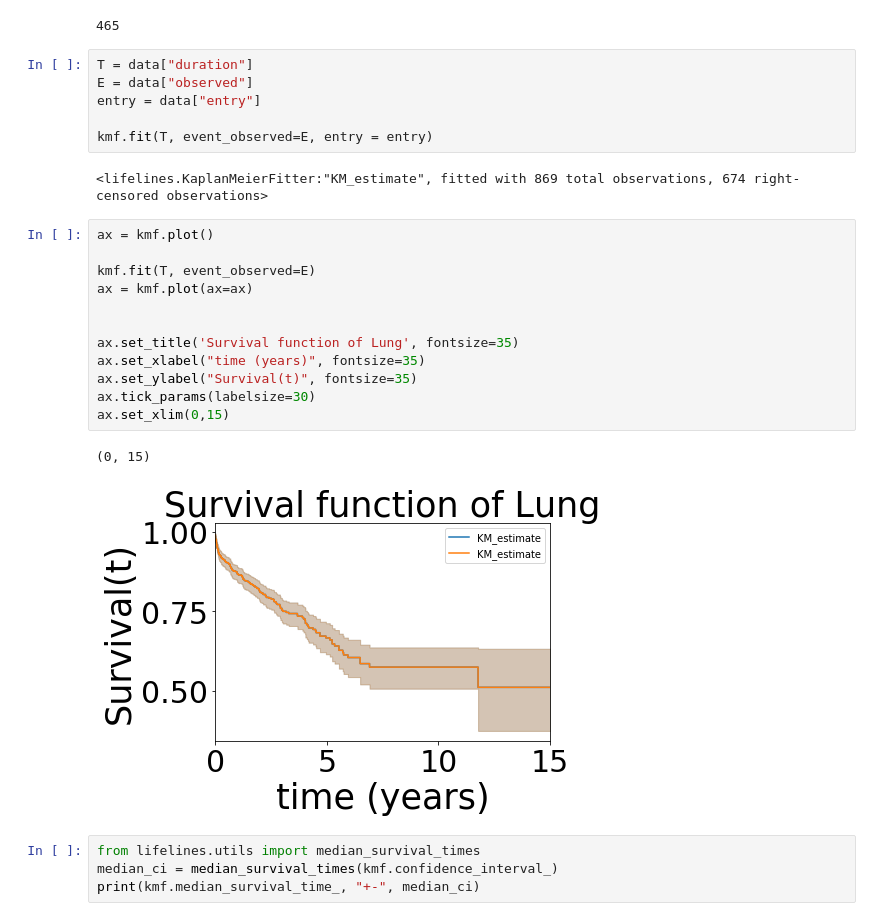
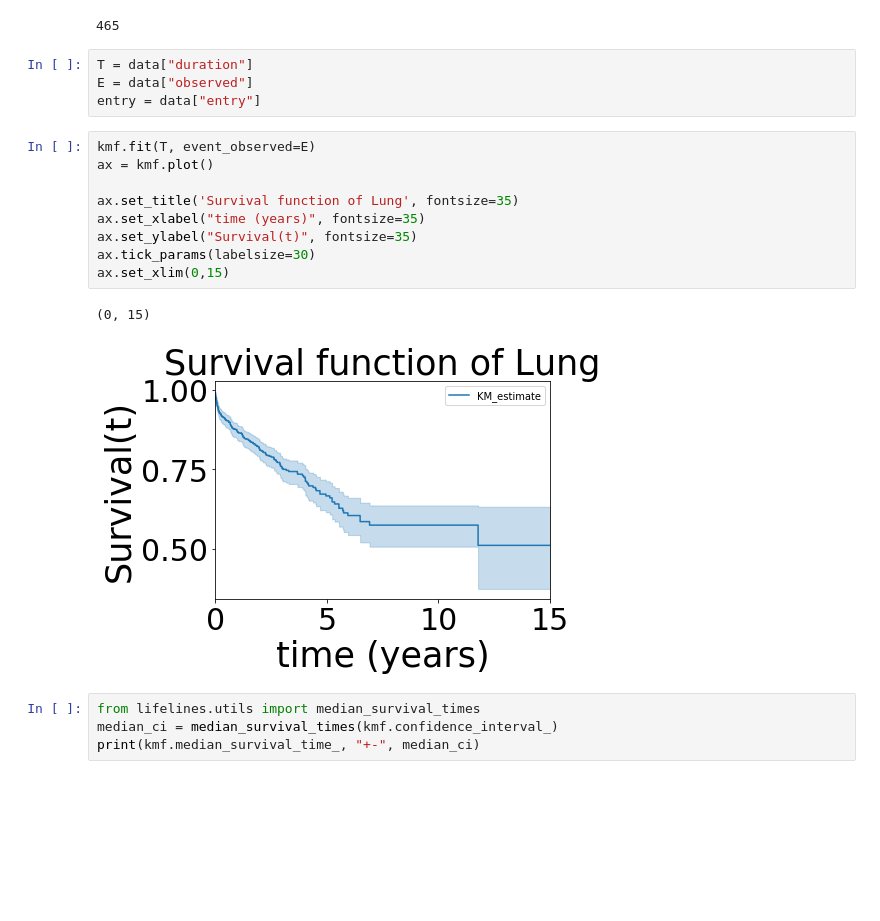
Before and after one commit to fvalle1/phd, a Jupyter notebook: survival.ipynb, the cells around one changed output. Drawn from its saved outputs; the diff is of its cells as text; blank space fills up the shorter version.

```diff
--- a/survival.ipynb
+++ b/survival.ipynb
@@ -117,25 +114,18 @@ df_files["vital_status"].sum()
 T = data["duration"]
 E = data["observed"]
 entry = data["entry"]
-
-kmf.fit(T, event_observed=E, entry = entry)
-# %% [output]
-<lifelines.KaplanMeierFitter:"KM_estimate", fitted with 869 total observations, 674 right-censored observations>
 # %%
+kmf.fit(T, event_observed=E)
 ax = kmf.plot()
-
-kmf.fit(T, event_observed=E)
-ax = kmf.plot(ax=ax)
-
 
 ax.set_title('Survival function of Lung', fontsize=35)
 ax.set_xlabel("time (years)", fontsize=35)
 ax.set_ylabel("Survival(t)", fontsize=35)
 ax.tick_params(labelsize=30)
 ax.set_xlim(0,15)
 # %% [output]
 (0, 15)
-[figure, old version]
+[figure, new version]
 # %%
 from lifelines.utils import median_survival_times
 median_ci = median_survival_times(kmf.confidence_interval_)
```
Also changed, not shown: parts of 13 cells of this notebook, 5 other files.
